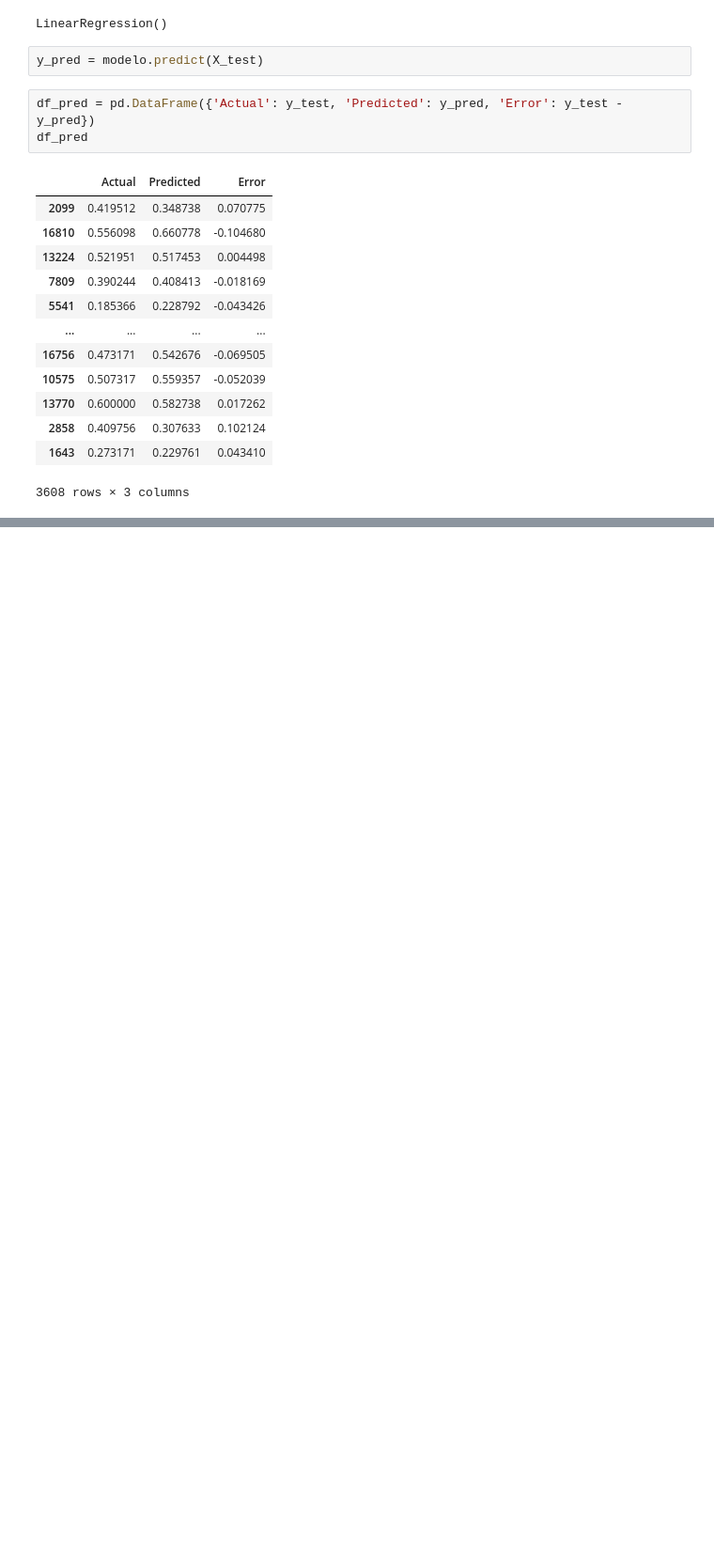
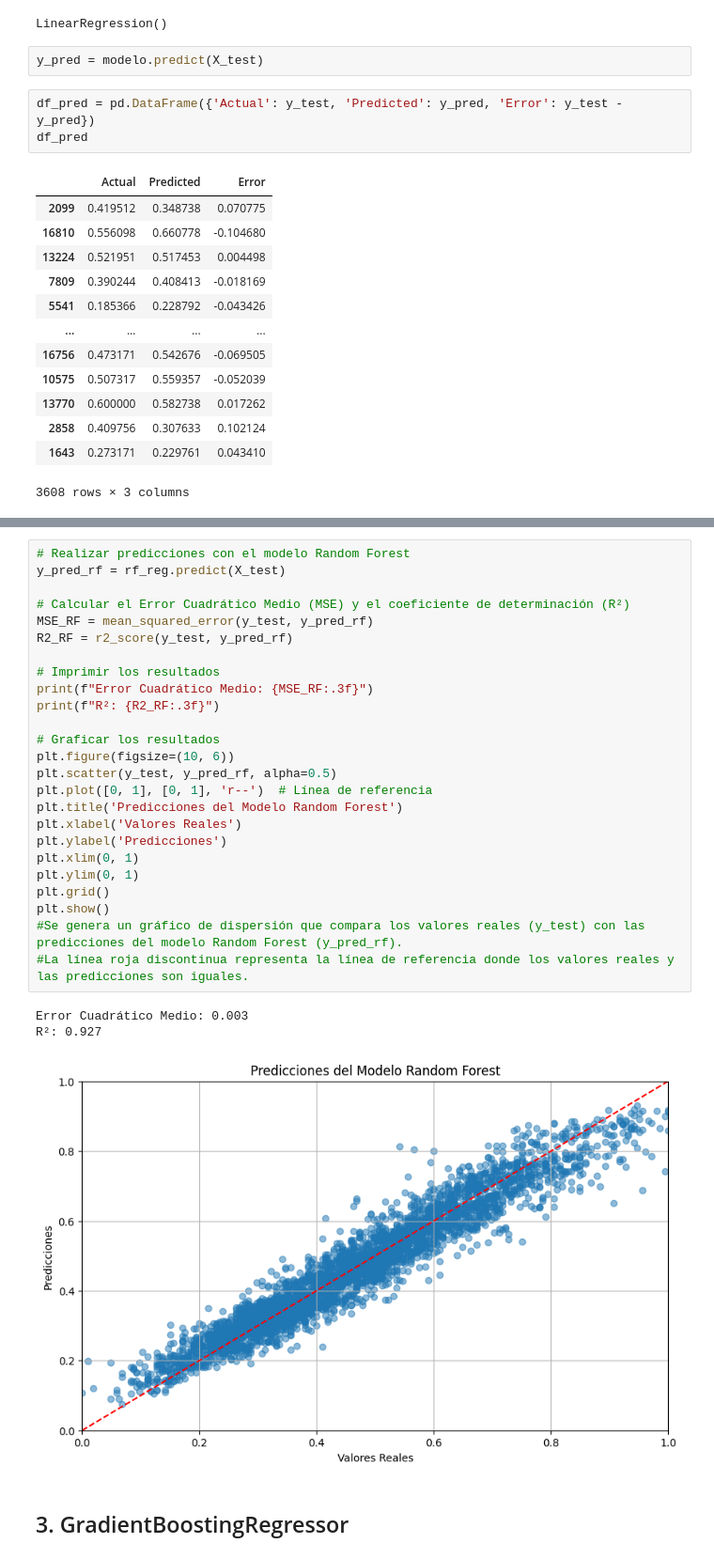
Before and after one commit to JuanPE-PNG/CienciaDatos2-3, a Jupyter notebook: Parte 1/avocado.ipynb, the cells around one changed output, grey strips where cells are left out. Shown at 94% size. Cells and saved outputs as stored; diff of their text form; blank space fills up the shorter version.

```diff
--- a/Parte 1/avocado.ipynb
+++ b/Parte 1/avocado.ipynb
@@ -346,0 +368,31 @@ R²: 0.8273527342934921
+# %%
+# Realizar predicciones con el modelo Random Forest
+y_pred_rf = rf_reg.predict(X_test)
+
+# Calcular el Error Cuadrático Medio (MSE) y el coeficiente de determinación (R²)
+MSE_RF = mean_squared_error(y_test, y_pred_rf)
+R2_RF = r2_score(y_test, y_pred_rf)
+
+# Imprimir los resultados
+print(f"Error Cuadrático Medio: {MSE_RF:.3f}")
+print(f"R²: {R2_RF:.3f}")
+
+# Graficar los resultados
+plt.figure(figsize=(10, 6))
+plt.scatter(y_test, y_pred_rf, alpha=0.5)
+plt.plot([0, 1], [0, 1], 'r--')  # Línea de referencia
+plt.title('Predicciones del Modelo Random Forest')
+plt.xlabel('Valores Reales')
+plt.ylabel('Predicciones')
+plt.xlim(0, 1)
+plt.ylim(0, 1)
+plt.grid()
+plt.show()
+#Se genera un gráfico de dispersión que compara los valores reales (y_test) con las predicciones del modelo Random Forest (y_pred_rf).
+#La línea roja discontinua representa la línea de referencia donde los valores reales y las predicciones son iguales.
+# %% [output]
+Error Cuadrático Medio: 0.003
+R²: 0.927
+[figure, added]
+# %% [markdown]
+## 3. GradientBoostingRegressor
```
Also changed, not shown: parts of 10 cells of this notebook, 3 other files.
